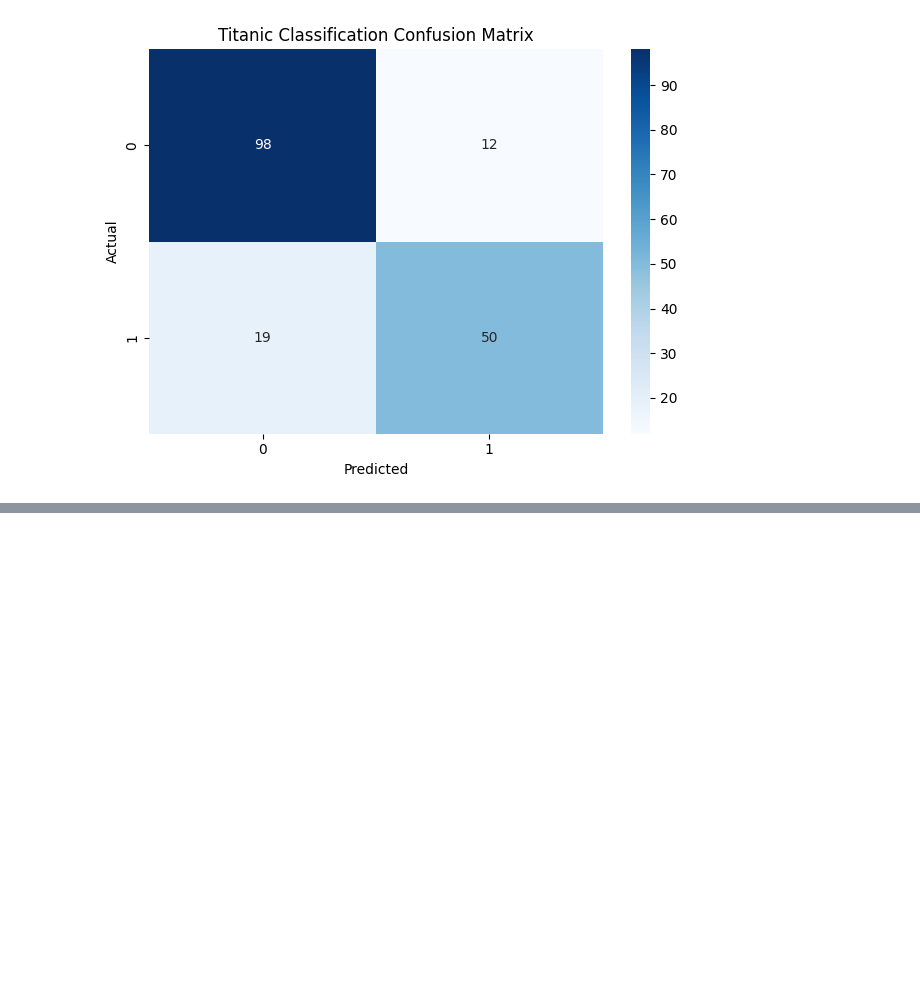
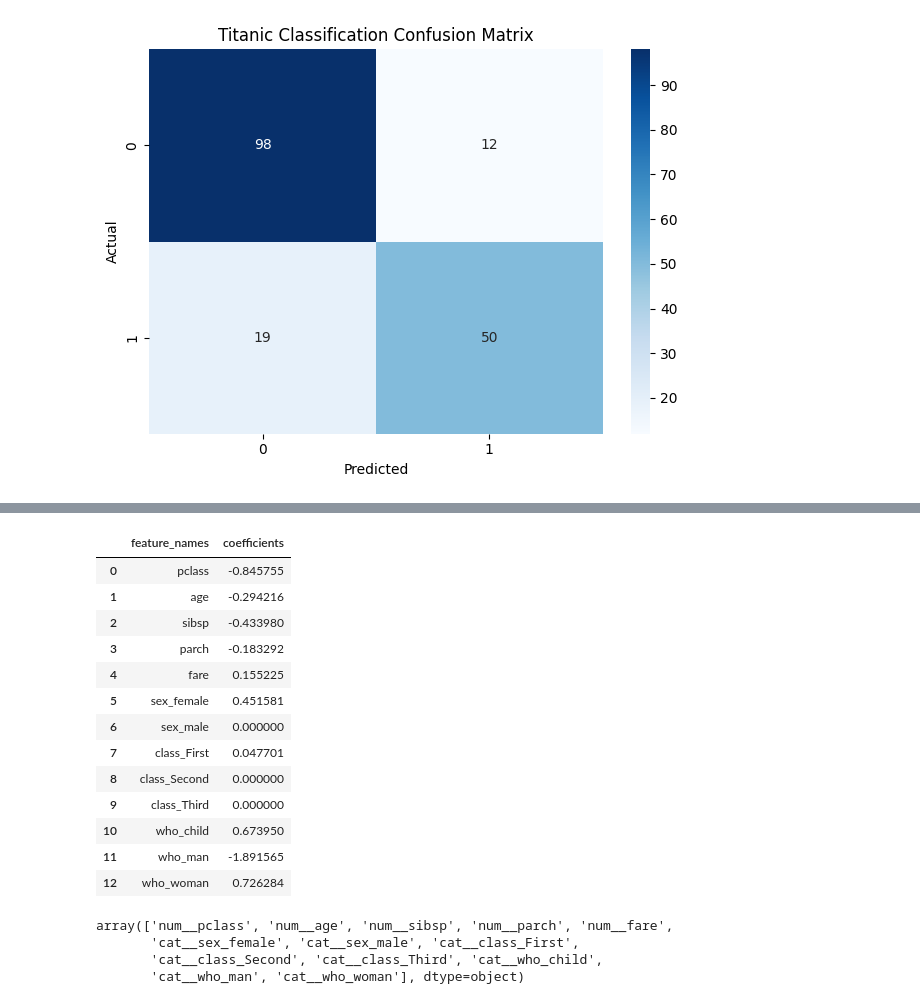
Before and after one commit to Tinonturja/MachineLearning, a Jupyter notebook: Untitled.ipynb, the cells around one changed output, grey strips where cells are left out. Drawn from its saved outputs; the diff is of its cells as text; code cells hidden in the pictures; blank space fills up the shorter version.

```diff
--- a/Untitled.ipynb
+++ b/Untitled.ipynb
@@ -478,0 +531,26 @@ plt.show()
+# %%
+importance_df
+# %% [output]
+|  | feature_names | coefficients |
+| 0 | pclass | -0.845755 |
+| 1 | age | -0.294216 |
+| 2 | sibsp | -0.433980 |
+| 3 | parch | -0.183292 |
+| 4 | fare | 0.155225 |
+| 5 | sex_female | 0.451581 |
+| 6 | sex_male | 0.000000 |
+| 7 | class_First | 0.047701 |
+| 8 | class_Second | 0.000000 |
+| 9 | class_Third | 0.000000 |
+| 10 | who_child | 0.673950 |
+| 11 | who_man | -1.891565 |
+| 12 | who_woman | 0.726284 |
+# %%
+## To be sure how the feature is set up inside the mode
+all_feature_setup = model.best_estimator_.named_steps['preprocessor'].get_feature_names_out()
+all_feature_setup
+# %% [output]
+array(['num__pclass', 'num__age', 'num__sibsp', 'num__parch', 'num__fare',
+       'cat__sex_female', 'cat__sex_male', 'cat__class_First',
+       'cat__class_Second', 'cat__class_Third', 'cat__who_child',
+       'cat__who_man', 'cat__who_woman'], dtype=object)
```
Also changed, not shown: parts of 5 cells of this notebook.
